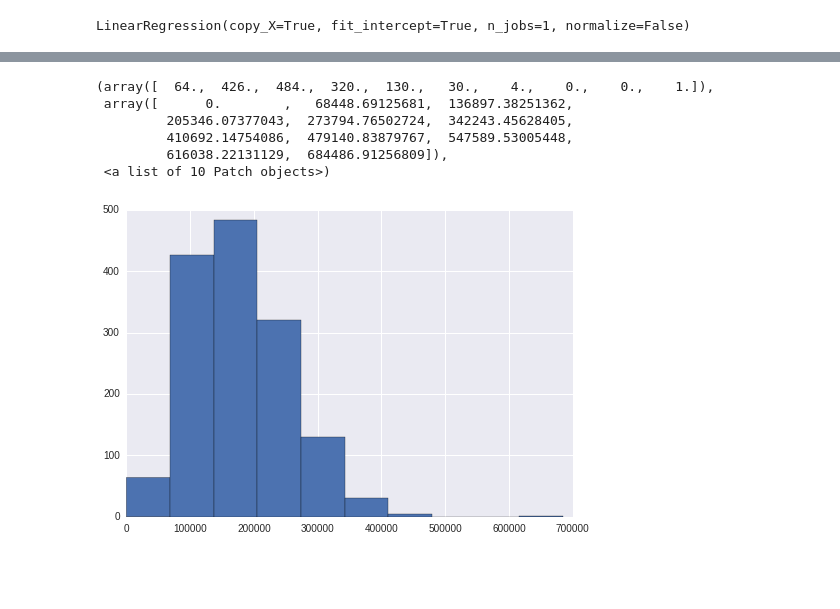
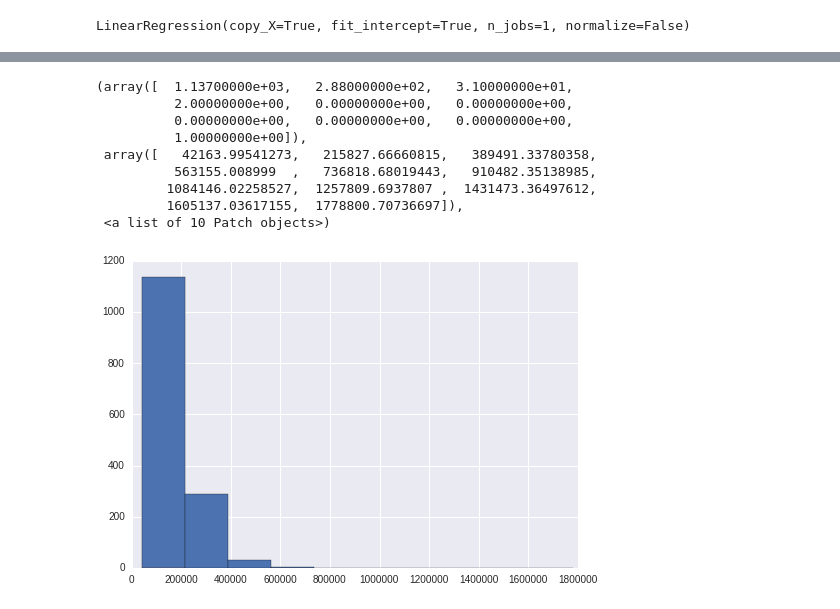
Before and after one commit to szee/house_prices, a Jupyter notebook: house.py.ipynb, the cells around one changed output, grey strips where cells are left out. Drawn from its saved outputs; the diff is of its cells as text; code cells hidden in the pictures; blank space fills up the shorter version.

```diff
--- a/house.py.ipynb
+++ b/house.py.ipynb
@@ -153,26 +225,48 @@ scat(train, "FullBath", "SalePrice")
 [figure]
 # %%
 #Prepping data for linear regression
+
 test = pd.read_csv("test.csv")
+
+
+dummy_df_train = pd.get_dummies(train[obj_cols])
+ls_dummy_cols = list(dummy_df_train.columns)
+
+dummy_df_test = pd.get_dummies(test[obj_cols])
+
+ls_dummy_cols = list(set(list(dummy_df_train.columns)) & set(list(dummy_df_test.columns)))
+
+train = pd.concat([train, dummy_df_train], axis=1)
+
+test = pd.concat([test, dummy_df_test], axis=1)
+
+print(test["Id"])
+
 """
 test["MSZoning_norm"] = test["MSZoning"].map(ls_map[0])
 test["Neighborhood_norm"] = test["Neighborhood"].map(ls_map[1])
 test["ExterQual_norm"] = test["ExterQual"].map(ls_map[2])
 test["ExterCond_norm"] = test["ExterCond"].map(ls_map[3])
 """
+
 #ls_params = ["LotArea", "OverallQual", "TotRmsAbvGrd", "GarageArea",
 #            "1stFlrSF", "2ndFlrSF", "YearBuilt", "FinishedArea", "PoolArea",  "GrLivArea"]
+numeric_cols.append("QualYear")
+numeric_cols.extend(ls_dummy_cols)
+ls_params = numeric_cols
+#kenel
+#ls_params =["LotArea","TotalBsmtSF", "OverallQual", "TotRmsAbvGrd", "GarageArea",
+#             "1stFlrSF", "2ndFlrSF", "YearBuilt", "YearRemodAdd", "GrLivArea", "GarageYrBlt"]
 
-#ls_params = numeric_cols
-#kernel
-ls_params =["LotArea","TotalBsmtSF", "OverallQual", "TotRmsAbvGrd", "GarageArea",
-             "1stFlrSF", "2ndFlrSF", "YearBuilt", "YearRemodAdd", "GrLivArea", "GarageYrBlt"]
+
+
 
 test["FinishedArea"] = test["TotalBsmtSF"] - test["BsmtUnfSF"]
 
 test["QualYear"] = test["OverallQual"] / test["YearBuilt"]
 
+#print(ls_params)
+
 test_X = test[ls_params].fillna(0)
-
 train_X = train[ls_params].fillna(0)
-train_Y = train["SalePrice"]
+train_Y = np.log(train["SalePrice"])
@@ -201,5 +337,5 @@ array([ 0.80882239,  0.82601059,  0.86709093,  0.85393492,  0.81819032,
 # %%
-ridgereg = linear_model.Ridge(alpha=0.1)
+ridgereg = linear_model.RidgeCV(alphas=[0.05, 0.1, 0.3, 1, 3, 5, 10, 15, 30, 50, 75], cv=5)
 ridgereg.fit(train_X, train_Y)
 pred_Y_ridge = ridgereg.predict(test_X)
 ridgereg.score(train_X, train_Y)
@@ -214,5 +354,5 @@ array([ 0.80882292,  0.82600901,  0.86709133,  0.85393563,  0.81819012,
 # %%
-lasso = linear_model.LassoCV(alphas = [0.01, 0.1, 10], cv=10)
+lasso = linear_model.LassoCV(alphas=[1, 0.1, 0.001, 0.0005], cv=10)
 lasso.fit(train_X, train_Y)
 pred_Y_lasso = lasso.predict(test_X)
 lasso.score(train_X, train_Y)
@@ -241,15 +399,18 @@ plt.scatter(pred_Y_res, pred_Y_res - train_Y)
 # %%
-pred_Y_lasso[pred_Y_lasso < 0] = 0
-df_out_lasso = pd.DataFrame({"Id":test["Id"], "SalePrice":pred_Y_lasso})
+#pred_Y_lasso[pred_Y_lasso < 0] = 0
+df_out_lasso = pd.DataFrame({"Id":test["Id"].astype("int"), "SalePrice":np.exp(pred_Y_lasso)})
 df_out_lasso.to_csv("lasso.csv", index=False)
 # %%
 #pred_Y_lasso_res = lasso.predict(train_X)
-plt.hist(pred_Y_lasso)
+plt.hist(np.exp(pred_Y_lasso))
 # %% [output]
-(array([  64.,  426.,  484.,  320.,  130.,   30.,    4.,    0.,    0.,    1.]),
- array([      0.        ,   68448.69125681,  136897.38251362,
-         205346.07377043,  273794.76502724,  342243.45628405,
-         410692.14754086,  479140.83879767,  547589.53005448,
-         616038.22131129,  684486.91256809]),
+(array([  1.13700000e+03,   2.88000000e+02,   3.10000000e+01,
+          2.00000000e+00,   0.00000000e+00,   0.00000000e+00,
+          0.00000000e+00,   0.00000000e+00,   0.00000000e+00,
+          1.00000000e+00]),
+ array([   42163.99541273,   215827.66660815,   389491.33780358,
+          563155.008999  ,   736818.68019443,   910482.35138985,
+         1084146.02258527,  1257809.6937807 ,  1431473.36497612,
+         1605137.03617155,  1778800.70736697]),
  <a list of 10 Patch objects>)
-[figure, old version]
+[figure, new version]
```
Also changed, not shown: parts of 23 cells of this notebook, 2 other files.
